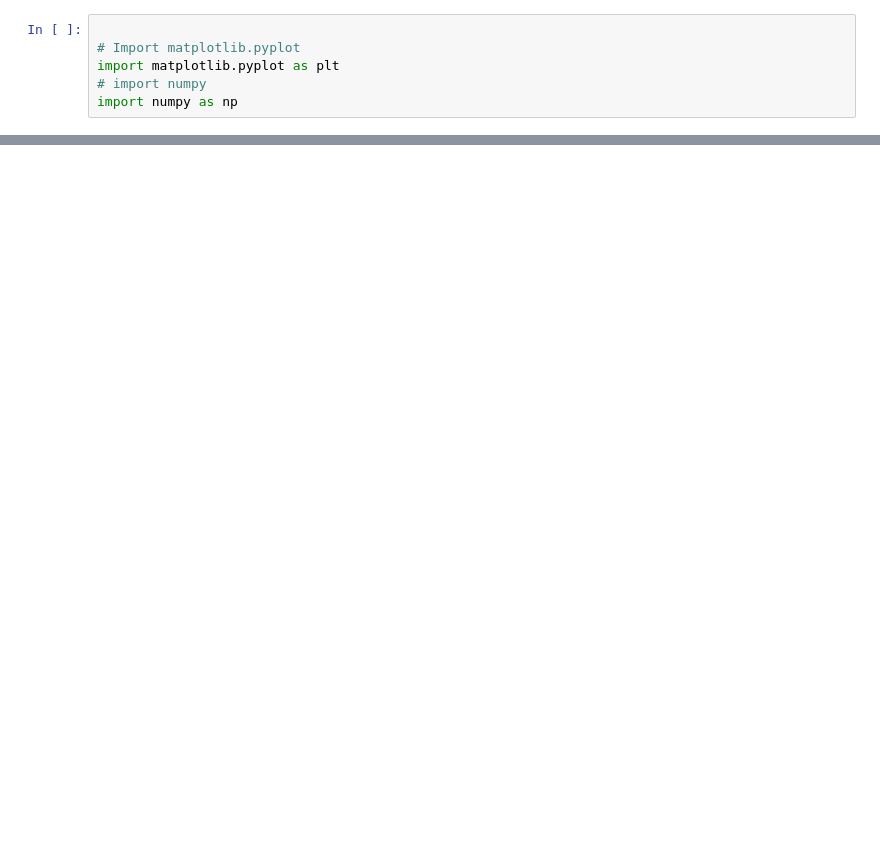
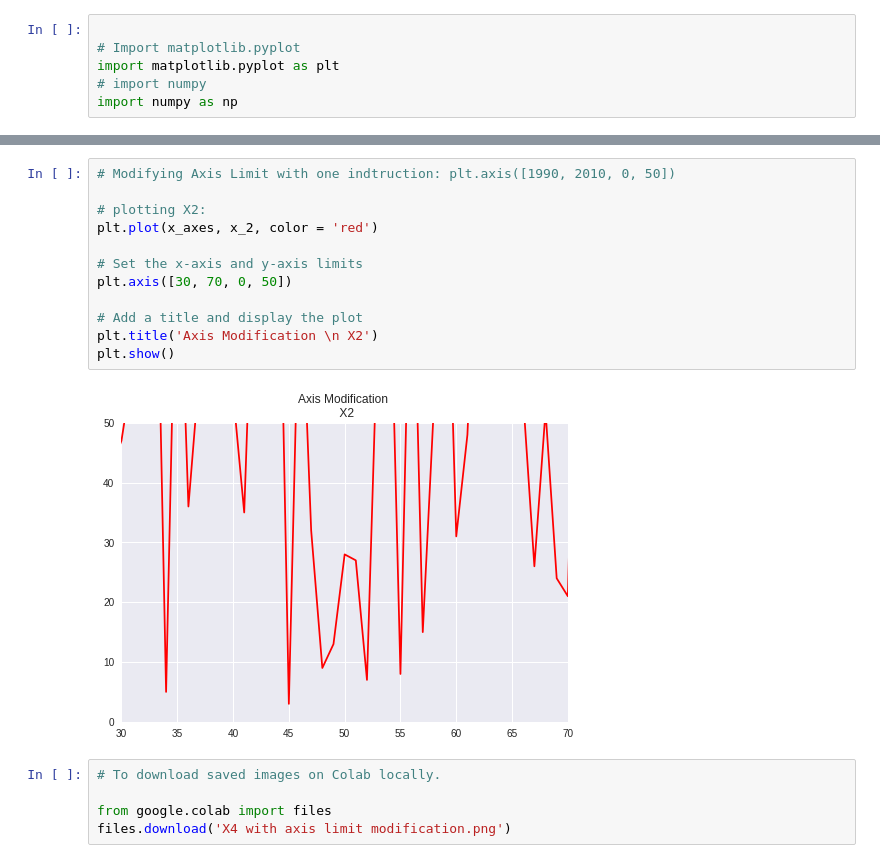
Before and after one commit to saadkattan/python-visualization, a Jupyter notebook: python-visualization.ipynb, the cells around one changed output, grey strips where cells are left out. Saved outputs shown, nothing was run; the diff lists cells and outputs as text; blank space fills up the shorter version.

```diff
--- a/python-visualization.ipynb
+++ b/python-visualization.ipynb
@@ -84,0 +136,19 @@ plt.show()
+# %%
+# Modifying Axis Limit with one indtruction: plt.axis([1990, 2010, 0, 50])
+
+# plotting X2:
+plt.plot(x_axes, x_2, color = 'red')
+
+# Set the x-axis and y-axis limits
+plt.axis([30, 70, 0, 50])
+
+# Add a title and display the plot
+plt.title('Axis Modification \n X2')
+plt.show()
+# %% [output]
+[figure, added]
+# %%
+# To download saved images on Colab locally.
+
+from google.colab import files
+files.download('X4 with axis limit modification.png')
```
Also changed, not shown: parts of 6 cells of this notebook.
